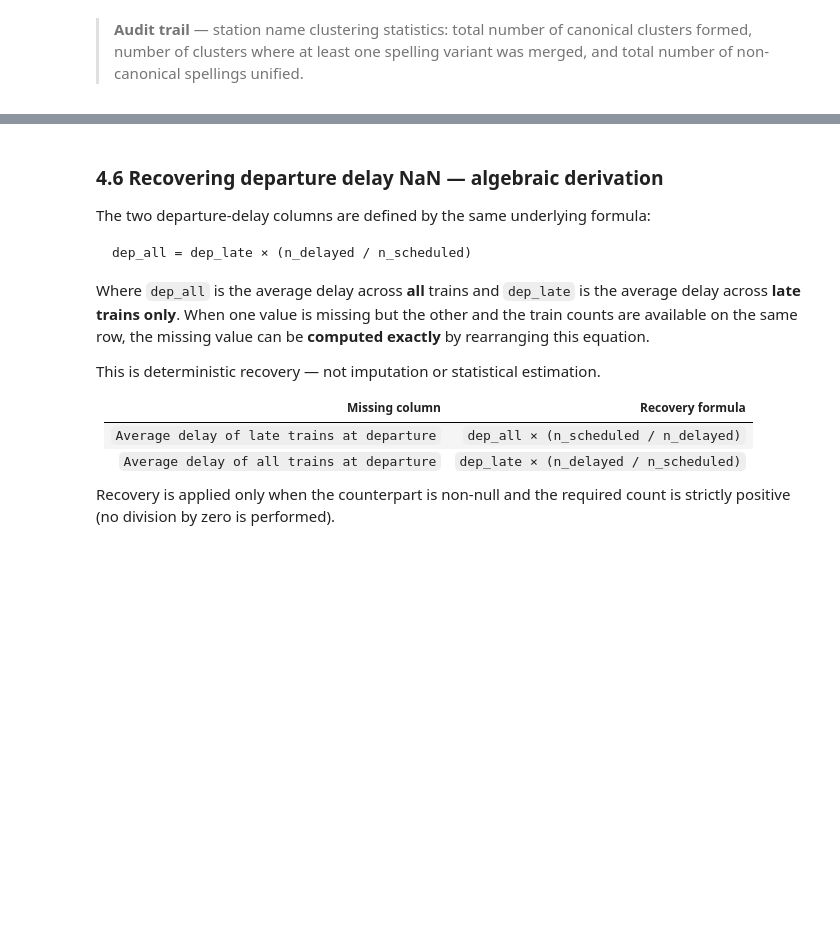
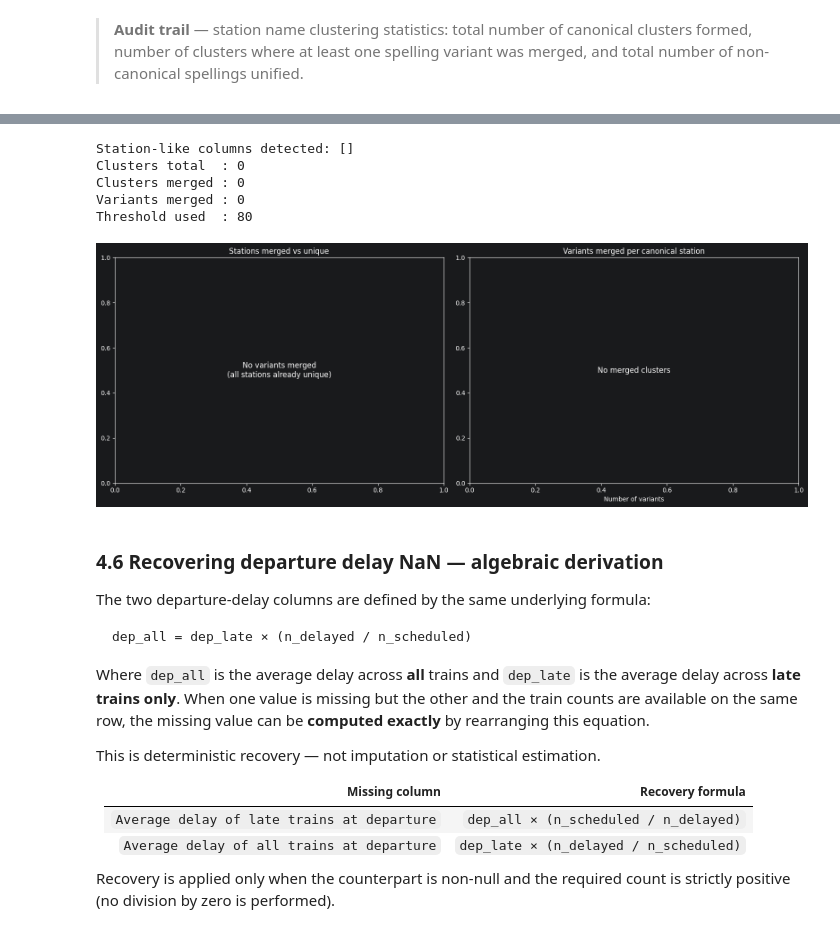
Before and after one commit to OpenCz/Tardis, a Jupyter notebook: tardis_eda.ipynb, the cells around one changed output, grey strips where cells are left out. Drawn from its saved outputs; the diff is of its cells as text; code cells hidden in the pictures; blank space fills up the shorter version.

```diff
--- a/tardis_eda.ipynb
+++ b/tardis_eda.ipynb
@@ -283,0 +406,10 @@ df = cleaning.normalize_labels(df)
+# %%
+comp_df = cleaning.convert_numerics(comp_df)
+comp_df = cleaning.cast_string_columns(comp_df)
+comp_df = cleaning.normalize_labels(comp_df, cols=["Nom_Gare"])
+
+print("Dtypes after normalisation:")
+print(comp_df.dtypes)
+print()
+print("Sample of normalised station names:")
+print(comp_df["Nom_Gare"].head(10).to_string())
@@ -324,3 +539,28 @@ cplots.plot_station_clustering(cluster_stats["merged"], cluster_stats["total"],
+# %%
+comp_clusterer = cleaning.StationClusterer(
+
+
+
+    unique_ratio_threshold=1.0)
+comp_df, comp_station_cols, comp_cluster_stats = comp_clusterer.fit_transform(comp_df)
+
+print(f"Clusters total  : {comp_cluster_stats['total']}")
+print(f"Clusters merged : {comp_cluster_stats['merged']}")
+print(f"Variants merged : {comp_cluster_stats['variants']}")
+print(f"Threshold used  : {comp_cluster_stats['threshold']}")
+
+cplots.plot_station_clustering(
+    comp_cluster_stats["merged"],
+    comp_cluster_stats["total"],
+    comp_clusterer.clusters,
+)
+# %% [output]
+Station-like columns detected: []
+Clusters total  : 0
+Clusters merged : 0
+Variants merged : 0
+Threshold used  : 80
+[figure, added]
 # %% [markdown]
 ### 4.6 Recovering departure delay NaN — algebraic derivation
 
```
Also changed, not shown: parts of 106 cells of this notebook.
